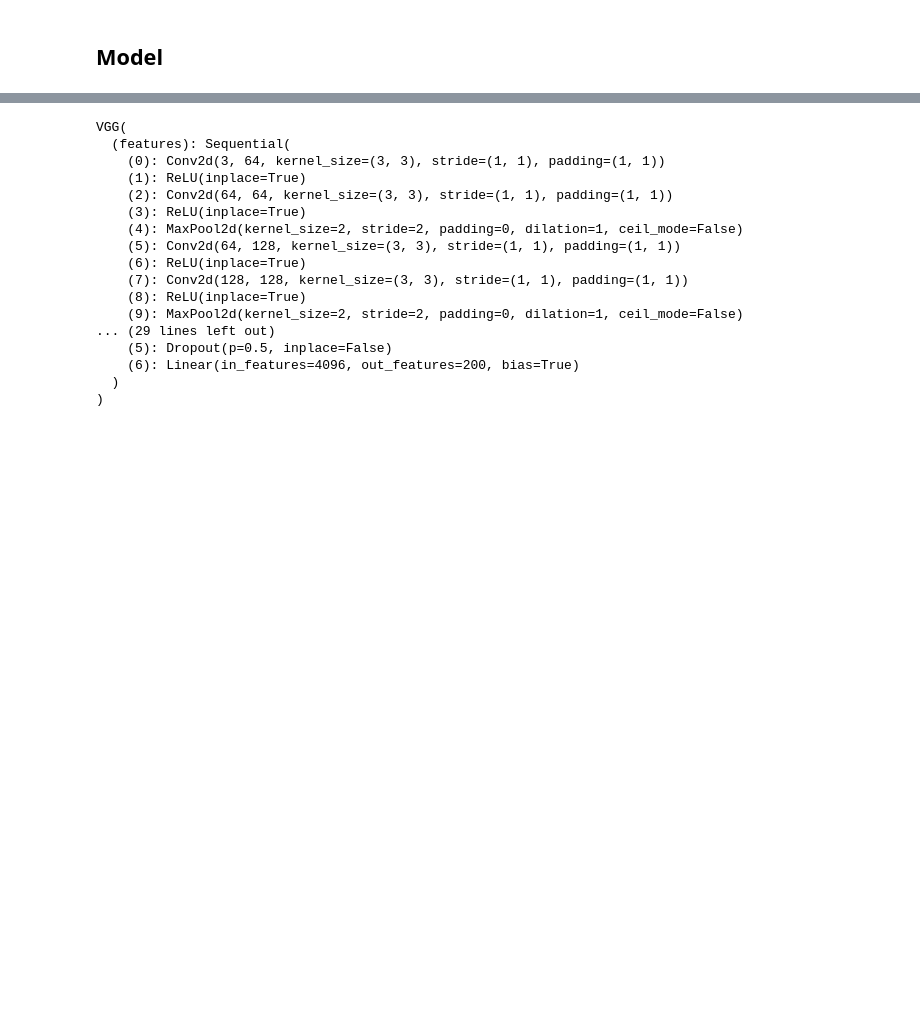
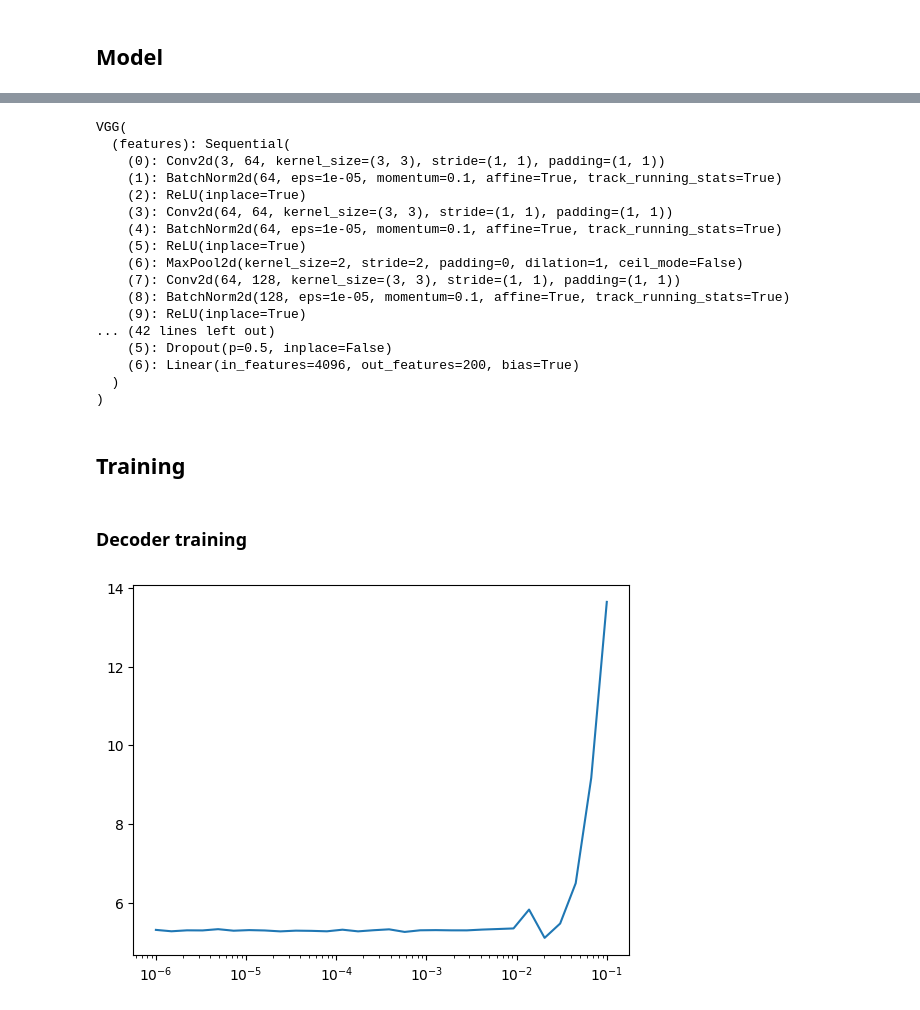
Before and after one commit to tomaszgawron901/deep-learning-23-project, a Jupyter notebook: notebook.ipynb, the cells around one changed output, grey strips where cells are left out. Drawn from its saved outputs; the diff is of its cells as text; code cells hidden in the pictures; blank space fills up the shorter version.

```diff
--- a/notebook.ipynb
+++ b/notebook.ipynb
@@ -127,0 +163,8 @@ model.classifier[-1] = nn.Linear(model.classifier[-1].in_features, 200)
+# %%
+def reset_parameters(module: nn.Module):
+    if hasattr(module, 'reset_parameters') and callable(module.reset_parameters):
+        module.reset_parameters()
+
+model = models.vgg16_bn(weights=models.VGG16_BN_Weights.IMAGENET1K_V1)
+model.classifier[-1] = nn.Linear(model.classifier[-1].in_features, 200)
+model.classifier.apply(reset_parameters)  # by default parameters in Classifier are set to Nan, we need to initialize it
@@ -132,17 +185,22 @@ print(model)
 VGG(
   (features): Sequential(
     (0): Conv2d(3, 64, kernel_size=(3, 3), stride=(1, 1), padding=(1, 1))
-    (1): ReLU(inplace=True)
-    (2): Conv2d(64, 64, kernel_size=(3, 3), stride=(1, 1), padding=(1, 1))
-    (3): ReLU(inplace=True)
-    (4): MaxPool2d(kernel_size=2, stride=2, padding=0, dilation=1, ceil_mode=False)
-    (5): Conv2d(64, 128, kernel_size=(3, 3), stride=(1, 1), padding=(1, 1))
-    (6): ReLU(inplace=True)
-    (7): Conv2d(128, 128, kernel_size=(3, 3), stride=(1, 1), padding=(1, 1))
-    (8): ReLU(inplace=True)
-    (9): MaxPool2d(kernel_size=2, stride=2, padding=0, dilation=1, ceil_mode=False)
-... (29 lines left out)
+    (1): BatchNorm2d(64, eps=1e-05, momentum=0.1, affine=True, track_running_stats=True)
+    (2): ReLU(inplace=True)
+    (3): Conv2d(64, 64, kernel_size=(3, 3), stride=(1, 1), padding=(1, 1))
+    (4): BatchNorm2d(64, eps=1e-05, momentum=0.1, affine=True, track_running_stats=True)
+    (5): ReLU(inplace=True)
+    (6): MaxPool2d(kernel_size=2, stride=2, padding=0, dilation=1, ceil_mode=False)
+    (7): Conv2d(64, 128, kernel_size=(3, 3), stride=(1, 1), padding=(1, 1))
+    (8): BatchNorm2d(128, eps=1e-05, momentum=0.1, affine=True, track_running_stats=True)
+    (9): ReLU(inplace=True)
+... (42 lines left out)
     (5): Dropout(p=0.5, inplace=False)
     (6): Linear(in_features=4096, out_features=200, bias=True)
   )
 )
+# %% [markdown]
+## Training
+# %%
+plt.ion()   # interactive mode
+device = torch.device("cuda:0" if torch.cuda.is_available() else "cpu")
@@ -148,0 +351,26 @@ VGG(
+# %% [markdown]
+### Decoder training
+# %%
+# Freeze all layers (i.e., disable training)
+for param in model.parameters():
+    param.requires_grad = False
+
+# Unfreeze final layer (named fc)
+for param in model.classifier.parameters():
+    param.requires_grad = True
+
+# Put the model on the GPU
+model = model.to(device)
+# %%
+criterion = nn.CrossEntropyLoss()
+
+def get_optimizer(model, lr):
+    parameters = filter(lambda p: p.requires_grad, model.parameters())
+    return optim.SGD(parameters, lr)
+
+lrs, losses = examine_lr_range(model, criterion, get_optimizer, data_loaders["train"], np.logspace(-6, -1, 30))
+plt.plot(lrs, losses)
+plt.xscale('log')
+plt.show()
+# %% [output]
+[figure, added]
```
Also changed, not shown: parts of 16 cells of this notebook.
